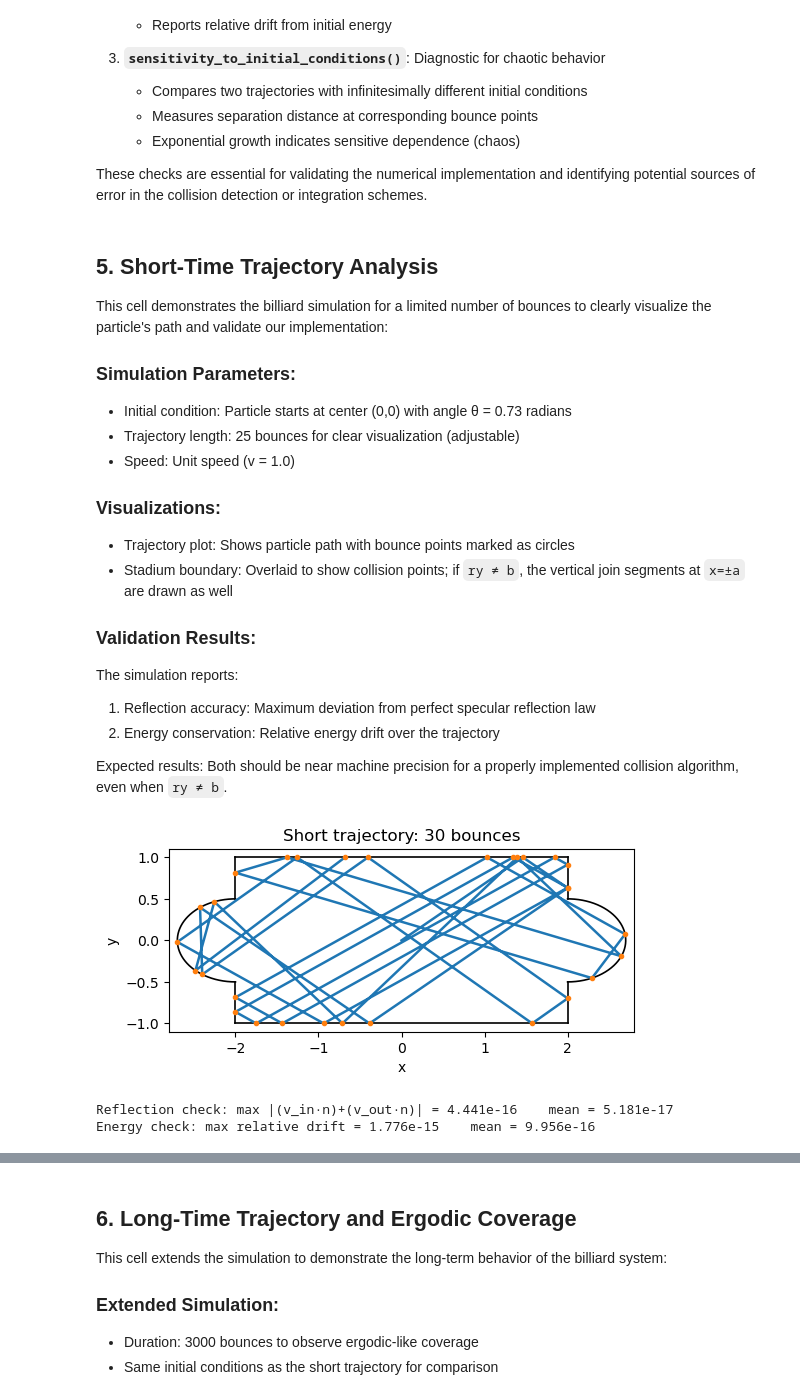
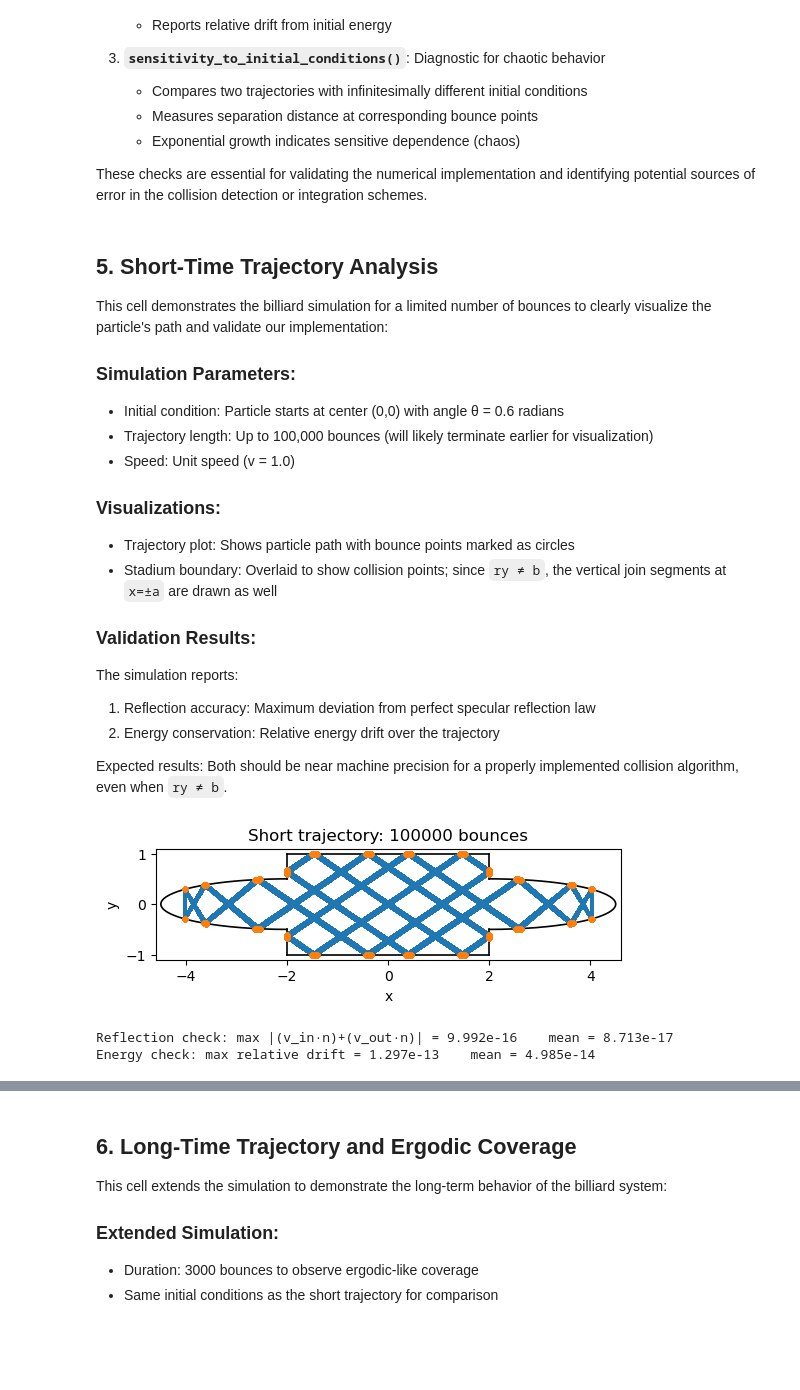
Before and after one commit to OmidZJ/HE-381-Team-Assignment-1, a Jupyter notebook: Team-Assignment-1-Solution.ipynb, the cells around one changed output, grey strips where cells are left out. Cells and saved outputs as stored; diff of their text form; code cells hidden in the pictures; blank space fills up the shorter version.

```diff
--- a/Team-Assignment-1-Solution.ipynb
+++ b/Team-Assignment-1-Solution.ipynb
@@ -37,8 +37,8 @@ import matplotlib.pyplot as plt
 # ---- Geometry parameters (feel free to tweak) ----
 a  = 2         # half-length of rectangle along x  -> rectangle spans x in [-a, a]
 b  = 1         # vertical extent of rectangle     -> y in [-b, b]
-rx = 0.7       # ellipse semi-axis along x for caps (right cap centered at +a, left at -a)
-ry = 0.5       # ellipse semi-axis along y (set equal to b for smooth join with rectangle)
+rx = 2.5         # ellipse semi-axis along x for caps (right cap centered at +a, left at -a)
+ry = 0.5           # ellipse semi-axis along y (set equal to b for smooth join with rectangle)
 
 # Simulation parameters
 speed = 1.0      # particle speed (mass m=1, so E = 0.5*speed^2)
@@ -357,13 +357,13 @@ def sensitivity_to_initial_conditions(state1, state2, params, max_bounces=600):
 This cell demonstrates the billiard simulation for a limited number of bounces to clearly visualize the particle's path and validate our implementation:
 
 ### Simulation Parameters:
-- Initial condition: Particle starts at center (0,0) with angle θ = 0.73 radians
-- Trajectory length: 25 bounces for clear visualization (adjustable)
+- Initial condition: Particle starts at center (0,0) with angle θ = 0.6 radians
+- Trajectory length: Up to 100,000 bounces (will likely terminate earlier for visualization)
 - Speed: Unit speed (v = 1.0)
 
 ### Visualizations:
 - Trajectory plot: Shows particle path with bounce points marked as circles
-- Stadium boundary: Overlaid to show collision points; if `ry ≠ b`, the vertical join segments at `x=±a` are drawn as well
+- Stadium boundary: Overlaid to show collision points; since `ry ≠ b`, the vertical join segments at `x=±a` are drawn as well
 
 ### Validation Results:
 The simulation reports:
@@ -374,34 +374,34 @@ Expected results: Both should be near machine precision for a properly implement
 # %%
 # Cell 5 — Short-time trajectory (a few bounces) + sanity checks
 
 params = dict(a=a, b=b, rx=rx, ry=ry)
 
 # Example initial condition: start near center, random-ish direction
 theta = 0.6  # radians
 x0, y0 = 0.0, 0.0
 vx0, vy0 = speed*np.cos(theta), speed*np.sin(theta)
 state = (x0, y0, vx0, vy0)
 
-short_bounces = 30
+short_bounces = 100000
 sim_short = simulate_billiard(state, params, max_bounces=short_bounces)
 
 # Plot short trajectory
 fig, ax = plt.subplots(figsize=(6, 5))
 plot_stadium(ax, a, b, rx, ry, color='k', linewidth=1.2)
 ax.plot(sim_short["x"], sim_short["y"], '-', lw=1.8)
 ax.plot(sim_short["bounce_pts"][:,0], sim_short["bounce_pts"][:,1], 'o', ms=3)
 ax.set_title(f"Short trajectory: {len(sim_short['bounce_pts'])} bounces")
 plt.show()
 
 # Sanity checks
 refl = reflection_check(sim_short)
 ener = energy_check(sim_short)
 
 print("Reflection check: max |(v_in·n)+(v_out·n)| =", f"{refl['max_abs']:.3e}",
       "   mean =", f"{refl['mean_abs']:.3e}")
 print("Energy check: max relative drift =", f"{ener['max_rel']:.3e}",
       "   mean =", f"{ener['mean_rel']:.3e}")
 # %% [output]
-[figure, old version]
+[figure, new version]
-Reflection check: max |(v_in·n)+(v_out·n)| = 4.441e-16    mean = 5.181e-17
-Energy check: max relative drift = 1.776e-15    mean = 9.956e-16
+Reflection check: max |(v_in·n)+(v_out·n)| = 9.992e-16    mean = 8.713e-17
+Energy check: max relative drift = 1.297e-13    mean = 4.985e-14
```
Also changed, not shown: parts of 24 cells of this notebook.
